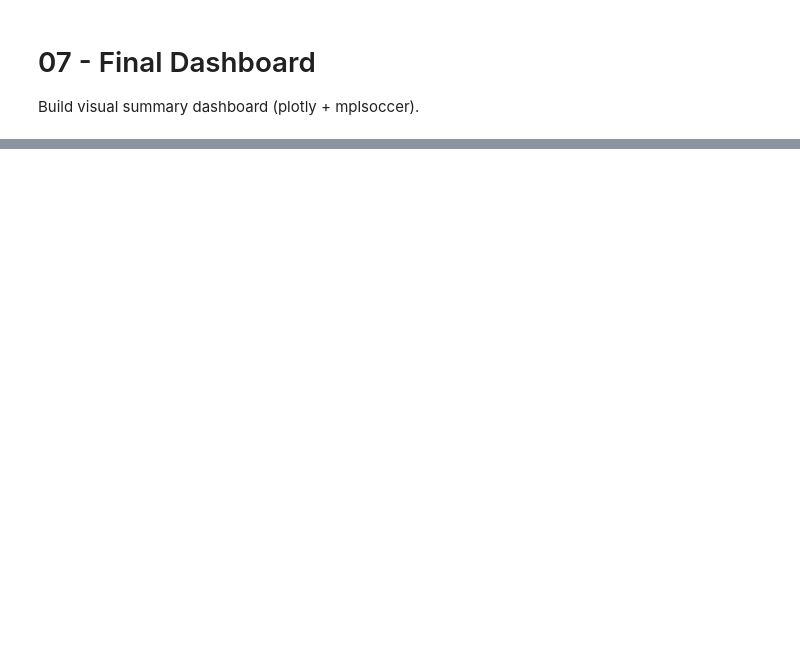
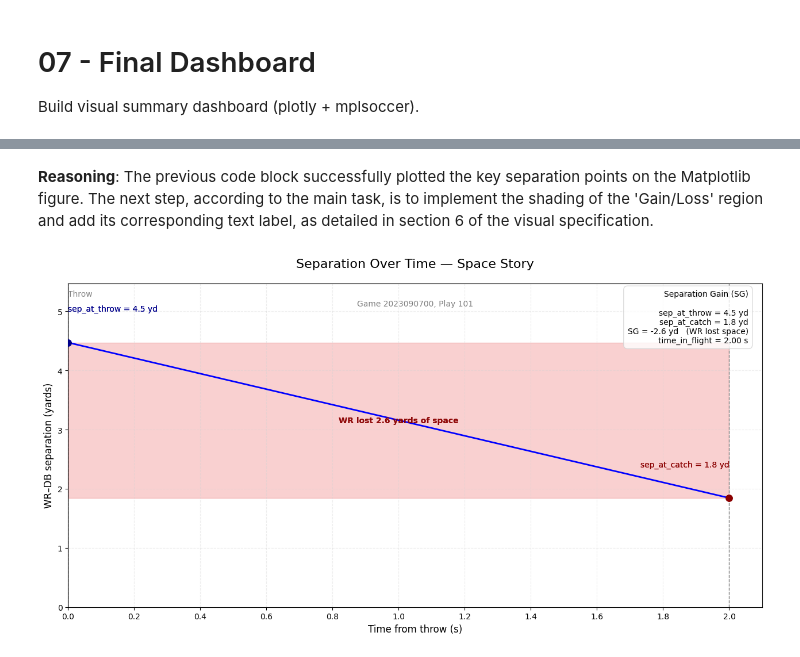
Before and after one commit to muma005/nfl-ball-flight-analysis, a Jupyter notebook: notebooks/07_final_dashboard.ipynb, the cells around one changed output, grey strips where cells are left out. Saved outputs shown, nothing was run; the diff lists cells and outputs as text; code cells hidden in the pictures; blank space fills up the shorter version.

```diff
--- a/notebooks/07_final_dashboard.ipynb
+++ b/notebooks/07_final_dashboard.ipynb
@@ -792,0 +617,23 @@ This is a **unique, multi-metric storytelling package**
+# %% [markdown]
+**Reasoning**:
+The previous code block successfully plotted the key separation points on the Matplotlib figure. The next step, according to the main task, is to implement the shading of the 'Gain/Loss' region and add its corresponding text label, as detailed in section 6 of the visual specification.
+# %%
+import matplotlib.patches as patches
+
+# --- Shaded “Gain/Loss” Region ---
+shade_color = 'lightgreen' if sep_gain > 0 else 'lightcoral'
+min_sep = min(sep_at_throw, sep_at_catch_end)
+max_sep = max(sep_at_throw, sep_at_catch_end)
+
+# Shade the region between x=0 and x=time_to_land_loc, from min_sep to max_sep
+ax.fill_between([0, time_to_land_loc], min_sep, max_sep, color=shade_color, alpha=0.2)
+
+# Add text label for gain/loss
+sg_text = f'WR gained {sep_gain:+.1f} yards of space' if sep_gain > 0 else f'WR lost {abs(sep_gain):.1f} yards of space'
+ax.text(time_to_land_loc / 2, (min_sep + max_sep) / 2, sg_text, ha='center', va='center',
+        color='darkgreen' if sep_gain > 0 else 'darkred', fontsize=10, weight='bold', alpha=0.8)
+
+# Display the plot to see the shaded region
+fig
+# %% [output]
+[figure, added]
```
Also changed, not shown: parts of 117 cells of this notebook.
